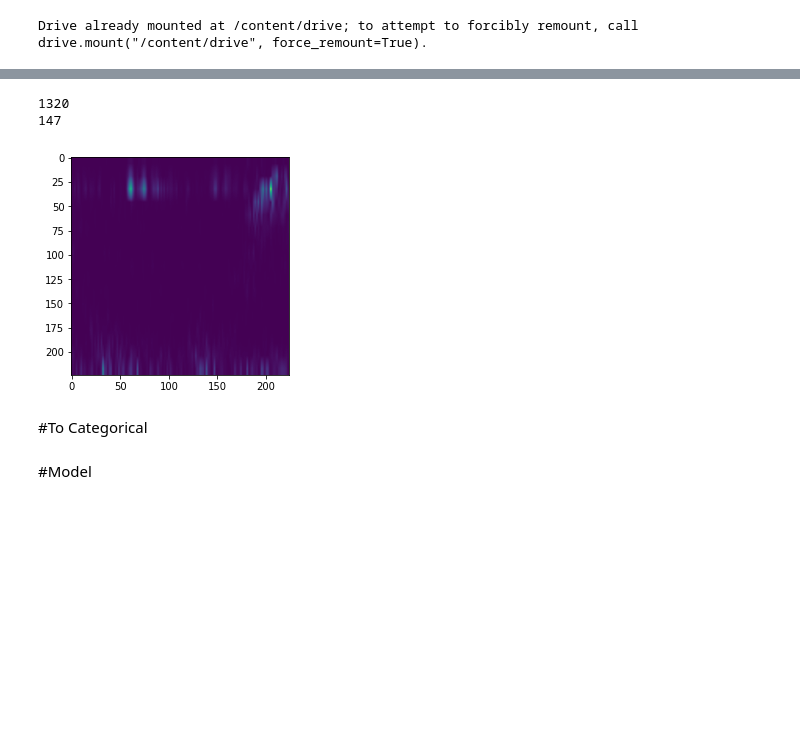
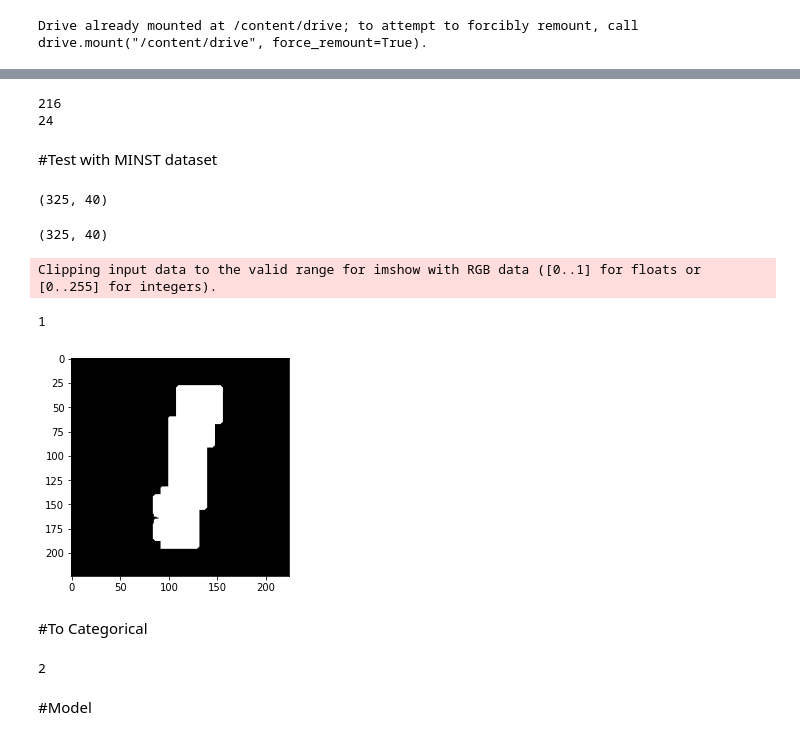
Before and after one commit to solislemuslab/tropical-stethoscope, a Jupyter notebook: Yuren/jupyter_notebook/classification.ipynb, the cells around one changed output, grey strips where cells are left out. Cells and saved outputs as stored; diff of their text form; code cells hidden in the pictures; blank space fills up the shorter version.

Commit message:
update
update the current jupyter notebooks for classification and dataset creation,
add notes and histogram

```diff
--- a/Yuren/jupyter_notebook/classification.ipynb
+++ b/Yuren/jupyter_notebook/classification.ipynb
@@ -46,0 +117,6 @@ print(aux_input[10])
+# %%
+# append x_times an x_freqs to be auxiliary_input
+aux_input_h5 = np.append(times_h5,freqs_h5, axis = 1)
+
+print(aux_input_h5.shape)
+print(aux_input_h5[10])
@@ -46,0 +126,11 @@ print(aux_input[10])
+# %%
+# create the dictionary for sonotypes and groups
+sono2group = dict(zip(sonotypes_h5,groups_h5))
+
+# get the data for top k sonotypes
+s_unique, s_freq = np.unique(sonotypes_h5,return_counts=True)
+s_freq_order = np.argsort(s_freq)[::-1]
+s_freq_desc = s_freq[s_freq_order]
+
+print(s_unique[s_freq_order][:10])
+print(s_freq_desc[:10])
@@ -46,0 +239,5 @@ print(aux_input[10])
+# %%
+#  use threshold to get rid of small data
+for i in range(len(specs)):
+  threshold = np.percentile(specs[i], 80)
+  specs[i] = np.where(specs[i] < threshold, 0, 255)
@@ -47,9 +246,15 @@ print(aux_input[10])
 # %%
+# seperate the data into training and testing
 x_train, x_test, y_train, y_test, aux_train, aux_test = train_test_split(specs, sonotypes, aux_input,test_size=0.1)
 
+# work without aux input
+aux_train = np.zeros((len(x_train), 4))
+aux_test = np.zeros((len(x_test),4))
 
 print(len(x_train))
 print(len(x_test))
 # %% [output]
-1320
-147
+216
+24
+# %% [markdown]
+#Test with MINST dataset
@@ -56,15 +315,44 @@ print(len(x_test))
+# %%
+len(train_data), len(test_data)
+# %% [output]
+(325, 40)
+# %%
+from keras.utils import to_categorical
+
+cat_y_train = to_categorical(train_y[:1600])
+cat_y_test = to_categorical(test_y[:200])
+aux_train = np.zeros((len(train_data), 4))
+aux_test = np.zeros((len(test_data),4))
+x_train = train_data
+x_test = test_data
+
+len(aux_train), len(aux_test)
+# %% [output]
+(325, 40)
 # %%
-plt.imshow(x_train[100][:,:,0])
+plt.imshow(x_train[1])
+print(train_y[1])
 plt.show()
 # %% [output]
+Clipping input data to the valid range for imshow with RGB data ([0..1] for floats or [0..255] for integers).
+1
-[figure, old version]
+[figure, new version]
 # %% [markdown]
 #To Categorical
 # %%
 # Convert labels to a categorical array
 # currently 492 classes for trainning set and 490 tests for test class
-cat_y_test = to_categorical(y_test, num_classes = 500)
-cat_y_train = to_categorical(y_train, num_classes = 500)
+
+# cat_y_test = to_categorical(y_test, num_classes = 500)
+# cat_y_train = to_categorical(y_train, num_classes = 500)
+
+# if use groups
+num_c = max(len(np.unique(y_test)), len(np.unique(y_train)))
+print(num_c)
+cat_y_test = to_categorical(pd.factorize(y_test)[0],num_classes= num_c)
+cat_y_train = to_categorical(pd.factorize(y_train)[0], num_classes= num_c)
+# %% [output]
+2
 # %% [markdown]
 #Model
 # %%
```
Also changed, not shown: parts of 32 cells of this notebook, 2 other files.
